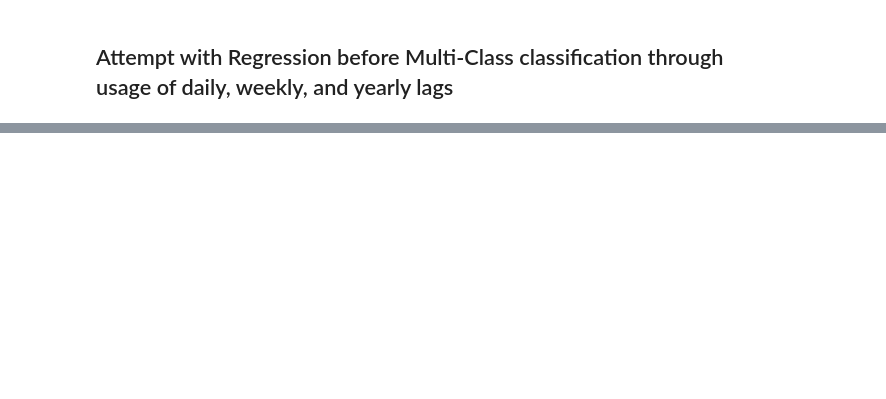
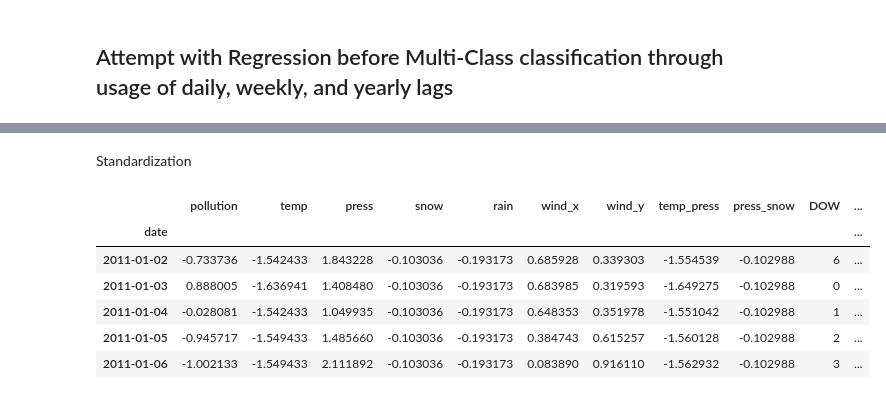
Before and after one commit to davidedalce/Air-Quality-Forecast, a Jupyter notebook: notebooks/EDA.ipynb, the cells around one changed output, grey strips where cells are left out. Cells and saved outputs as stored; diff of their text form; code cells hidden in the pictures; blank space fills up the shorter version.

```diff
--- a/notebooks/EDA.ipynb
+++ b/notebooks/EDA.ipynb
@@ -822,0 +962,20 @@ array([[ 99,  69],
+# %% [markdown]
+Standardization
+# %%
+from sklearn.preprocessing import StandardScaler, MinMaxScaler
+numeric_features = ['pollution', 'temp', 'press', 'snow', 'rain', 'wind_x', 'wind_y',
+                    'temp_press', 'press_snow', 'pollution_lag_1', 'pollution_lag_7', 'pollution_lag_365',
+                    'pollution_rolling_mean_7']
+scaler = StandardScaler()
+df_pollution_daily[numeric_features] = scaler.fit_transform(df_pollution_daily[numeric_features])
+wind_scaler = MinMaxScaler()
+df_pollution_daily[['wind_x', 'wind_y']] = wind_scaler.fit_transform(df_pollution_daily[['wind_x', 'wind_y']])
+df_pollution_daily.head()
+# %% [output]
+|  | pollution | temp | press | snow | rain | wind_x | wind_y | temp_press | press_snow | DOW | ... |
+| date |  |  |  |  |  |  |  |  |  |  | ... |
+| 2011-01-02 | -0.733736 | -1.542433 | 1.843228 | -0.103036 | -0.193173 | 0.685928 | 0.339303 | -1.554539 | -0.102988 | 6 | ... |
+| 2011-01-03 | 0.888005 | -1.636941 | 1.408480 | -0.103036 | -0.193173 | 0.683985 | 0.319593 | -1.649275 | -0.102988 | 0 | ... |
+| 2011-01-04 | -0.028081 | -1.542433 | 1.049935 | -0.103036 | -0.193173 | 0.648353 | 0.351978 | -1.551042 | -0.102988 | 1 | ... |
+| 2011-01-05 | -0.945717 | -1.549433 | 1.485660 | -0.103036 | -0.193173 | 0.384743 | 0.615257 | -1.560128 | -0.102988 | 2 | ... |
+| 2011-01-06 | -1.002133 | -1.549433 | 2.111892 | -0.103036 | -0.193173 | 0.083890 | 0.916110 | -1.562932 | -0.102988 | 3 | ... |
```
Also changed, not shown: parts of 42 cells of this notebook.
